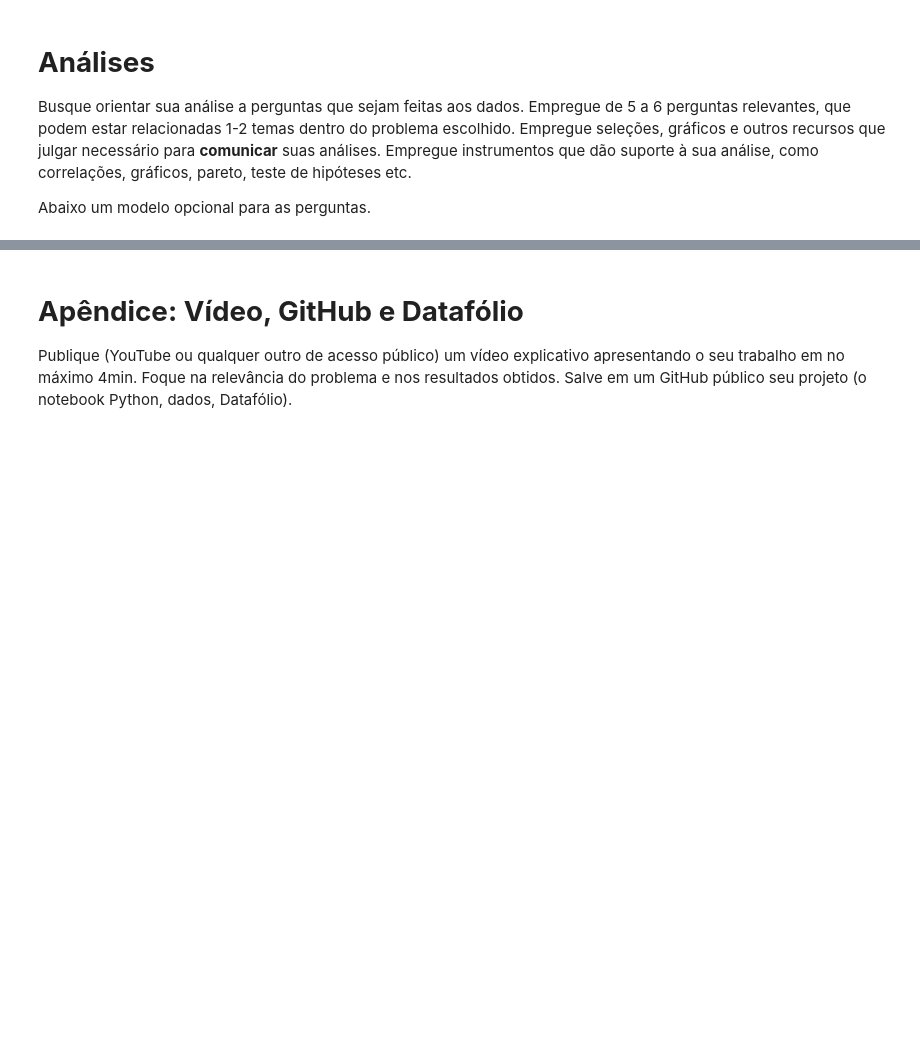
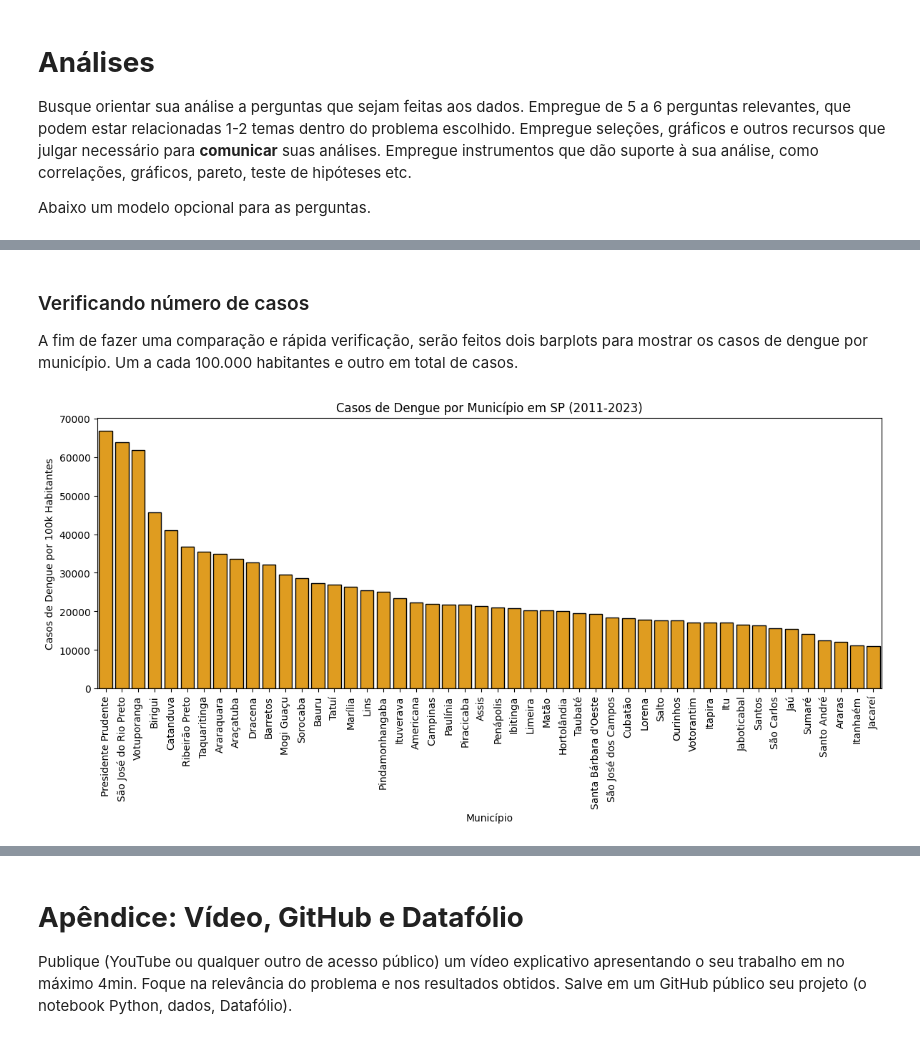
Before and after one commit to cesarfkb/trabalho-CD-semestral, a Jupyter notebook: Projeto_S1_CD.ipynb, the cells around one changed output, grey strips where cells are left out. Cells and saved outputs as stored; diff of their text form; code cells hidden in the pictures; blank space fills up the shorter version.

```diff
--- a/Projeto_S1_CD.ipynb
+++ b/Projeto_S1_CD.ipynb
@@ -74,0 +91,3 @@ df_municipios_ensino_medio = pd.read_csv('https://raw.githubusercontent.com/cesa
+# %%
+# Dataset de cidades utilizadas na analise
+df_municipios_sao_paulo = pd.read_csv('https://raw.githubusercontent.com/cesarfkb/trabalho-CD-semestral/refs/heads/main/bancos/cidades/cidades_mais_populosas_sp_100.csv')
@@ -238,13 +281,8 @@ df_gripe_idade_tratado.head()
 # %%
-# Transpondo dados de dengue, zika e chikungunya
+#@title ##Transpondo dados de dengue
 
 df_cidades_dengue_transposto = {}
-df_cidades_zika_transposto = {}
-df_cidades_chik_transposto = {}
 
 for cidade in nome_cidades:
   df_cidades_dengue_transposto[cidade] = df_cidades_dengue[cidade].T
-  df_cidades_zika_transposto[cidade] = df_cidades_zika[cidade].T
-  df_cidades_chik_transposto[cidade] = df_cidades_chik[cidade].T
-
-df_cidades_dengue_transposto[nome_cidades[2]]["Localidade_id"]
+  df_cidades_dengue_transposto[cidade]['NO_MUNICIPIO'] = cidade
@@ -313,0 +388,7 @@ Apresente a conclusão do seu estudo. Indique limitações da tecnologia/conceit
+# %%
+# Calcular IDEB médio por município (anos iniciais)
+ideb_cols = [f'VL_OBSERVADO_{y}' for y in ['2011', '2013', '2015', '2017', '2019', '2021', '2023'] if f'VL_OBSERVADO_{y}' in df_municipios_anos_iniciais_tratado.columns]
+df_municipios_anos_iniciais_tratado['IDEB_medio'] = df_municipios_anos_iniciais_tratado[ideb_cols].mean(axis=1)
+# agrupar por município e calcular a média do IDEB
+df_ideb_municipios = df_municipios_anos_iniciais_tratado.groupby(['NO_MUNICIPIO', 'CO_MUNICIPIO'])['IDEB_medio'].mean().reset_index()
+df_ideb_municipios
@@ -313,0 +409,26 @@ Apresente a conclusão do seu estudo. Indique limitações da tecnologia/conceit
+# %% [markdown]
+### Verificando número de casos
+
+A fim de fazer uma comparação e rápida verificação, serão feitos dois barplots para mostrar os casos de dengue por município. Um a cada 100.000 habitantes e outro em total de casos.
+# %%
+# 2. Calcular casos de dengue por município
+df_dengue_municipios = df_cidades_dengue_concat.groupby('NO_MUNICIPIO')['p_inc100k'].sum().reset_index()
+
+# merge com o dataframe de IDEB
+df_merged = pd.merge(df_ideb_municipios, df_dengue_municipios, on='NO_MUNICIPIO', how='inner')
+
+# Converter p_inc100k para float (caso ainda não esteja)
+df_merged['p_inc100k'] = pd.to_numeric(df_merged['p_inc100k'], errors='coerce')
+
+# plotar grafico de barras com casos de dengue por município ordenando por numero de casos/100k hab, apenas com os 50 primeiros municípios
+df_merged_50 = df_merged.sort_values(by='p_inc100k', ascending=False).head(50)
+plt.figure(figsize=(12, 6))
+sns.barplot(data=df_merged_50, x='NO_MUNICIPIO', y='p_inc100k', color='orange', edgecolor='black')
+plt.xticks(rotation=90)
+plt.tight_layout()
+plt.xlabel('Município')
+plt.ylabel('Casos de Dengue por 100k Habitantes')
+plt.title('Casos de Dengue por Município em SP (2011-2023)')
+plt.show()
+# %% [output]
+[figure, added]
```
Also changed, not shown: parts of 122 cells of this notebook.
